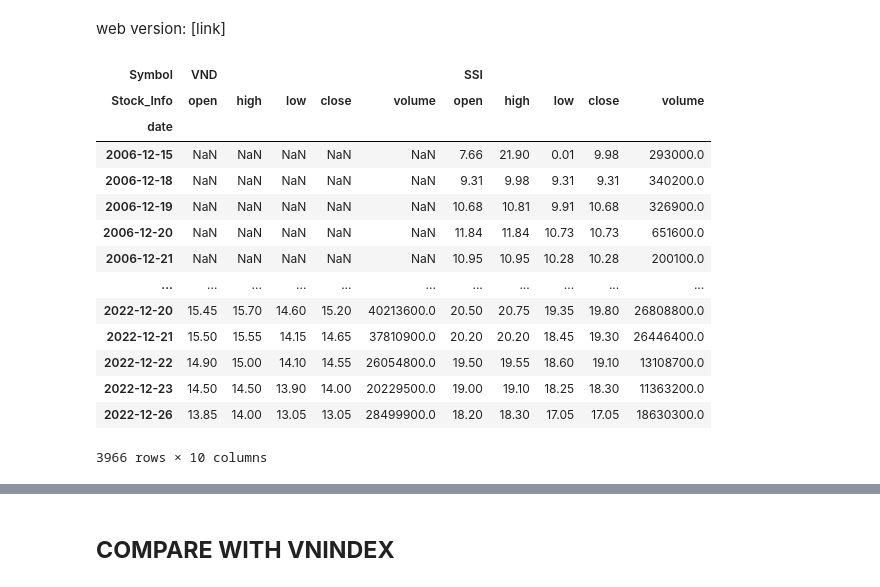
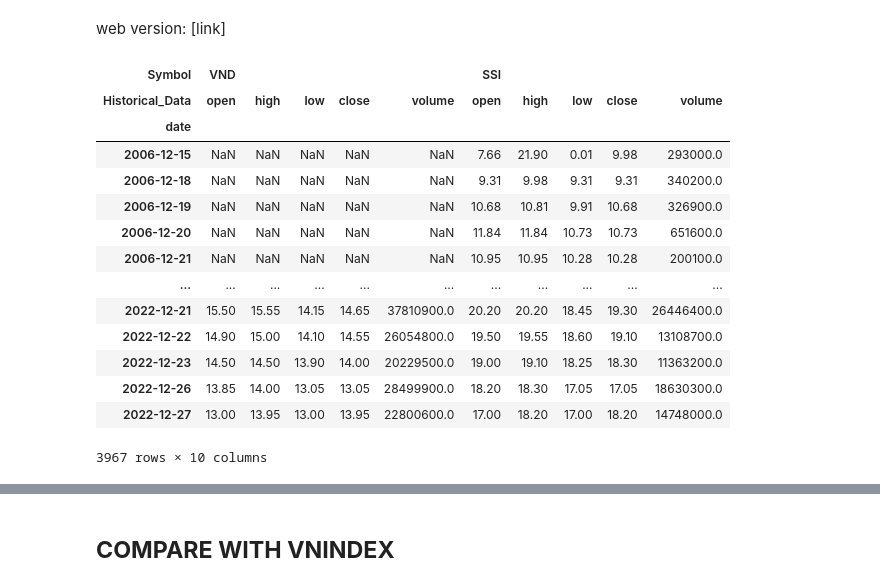
Before and after one commit to truongthinh118/visualize_stock_chart, a Jupyter notebook: visualization_notebook.ipynb, the cells around one changed output, grey strips where cells are left out. Cells and saved outputs as stored; diff of their text form; code cells hidden in the pictures.

```diff
--- a/visualization_notebook.ipynb
+++ b/visualization_notebook.ipynb
@@ -54,19 +54,19 @@ def data_from_tradingview(symbol):
 # %%
 #config symbol(s) that be visualized
 symbol_list = ['VND','SSI']
 
 historical_data_list = []
 for symbol in symbol_list:
     stock_historical_data = data_from_tradingview(symbol)
     historical_data_list.append(stock_historical_data)
 
 historical_data_frame = pd.concat(historical_data_list, axis=1, keys=symbol_list)
-historical_data_frame.columns.names = ['Symbol','Stock_Info']
+historical_data_frame.columns.names = ['Symbol','Historical_Data']
 
 historical_data_frame
 # %% [output]
 | Symbol | VND |  |  |  |  | SSI |  |  |  |  |
-| Stock_Info | open | high | low | close | volume | open | high | low | close | volume |
+| Historical_Data | open | high | low | close | volume | open | high | low | close | volume |
 | date |  |  |  |  |  |  |  |  |  |  |
 | 2006-12-15 | NaN | NaN | NaN | NaN | NaN | 7.66 | 21.90 | 0.01 | 9.98 | 293000.0 |
 | 2006-12-18 | NaN | NaN | NaN | NaN | NaN | 9.31 | 9.98 | 9.31 | 9.31 | 340200.0 |
@@ -74,12 +74,12 @@ historical_data_frame
 | 2006-12-20 | NaN | NaN | NaN | NaN | NaN | 11.84 | 11.84 | 10.73 | 10.73 | 651600.0 |
 | 2006-12-21 | NaN | NaN | NaN | NaN | NaN | 10.95 | 10.95 | 10.28 | 10.28 | 200100.0 |
 | ... | ... | ... | ... | ... | ... | ... | ... | ... | ... | ... |
-| 2022-12-20 | 15.45 | 15.70 | 14.60 | 15.20 | 40213600.0 | 20.50 | 20.75 | 19.35 | 19.80 | 26808800.0 |
 | 2022-12-21 | 15.50 | 15.55 | 14.15 | 14.65 | 37810900.0 | 20.20 | 20.20 | 18.45 | 19.30 | 26446400.0 |
 | 2022-12-22 | 14.90 | 15.00 | 14.10 | 14.55 | 26054800.0 | 19.50 | 19.55 | 18.60 | 19.10 | 13108700.0 |
 | 2022-12-23 | 14.50 | 14.50 | 13.90 | 14.00 | 20229500.0 | 19.00 | 19.10 | 18.25 | 18.30 | 11363200.0 |
 | 2022-12-26 | 13.85 | 14.00 | 13.05 | 13.05 | 28499900.0 | 18.20 | 18.30 | 17.05 | 17.05 | 18630300.0 |
+| 2022-12-27 | 13.00 | 13.95 | 13.00 | 13.95 | 22800600.0 | 17.00 | 18.20 | 17.00 | 18.20 | 14748000.0 |
-3966 rows × 10 columns
+3967 rows × 10 columns
 # %%
 import plotly.graph_objects as go
 import ta
```
Also changed, not shown: parts of 11 cells of this notebook.
